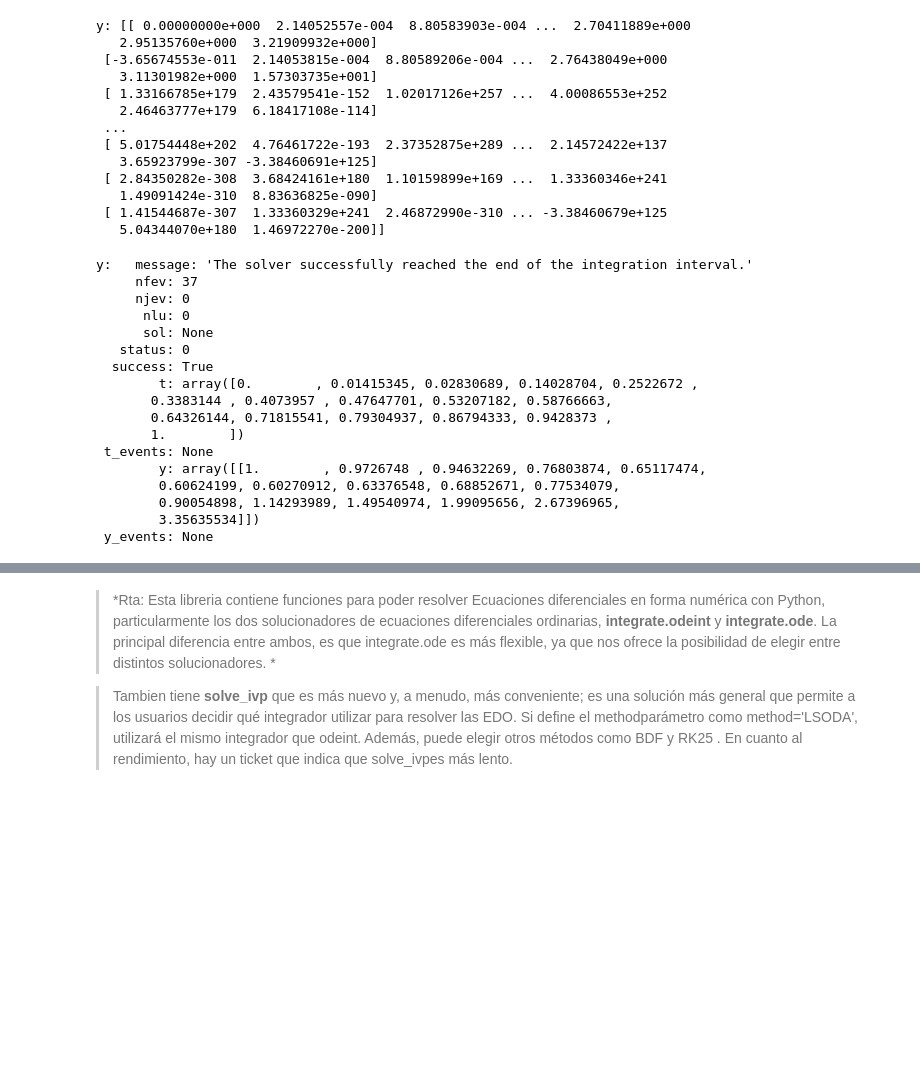
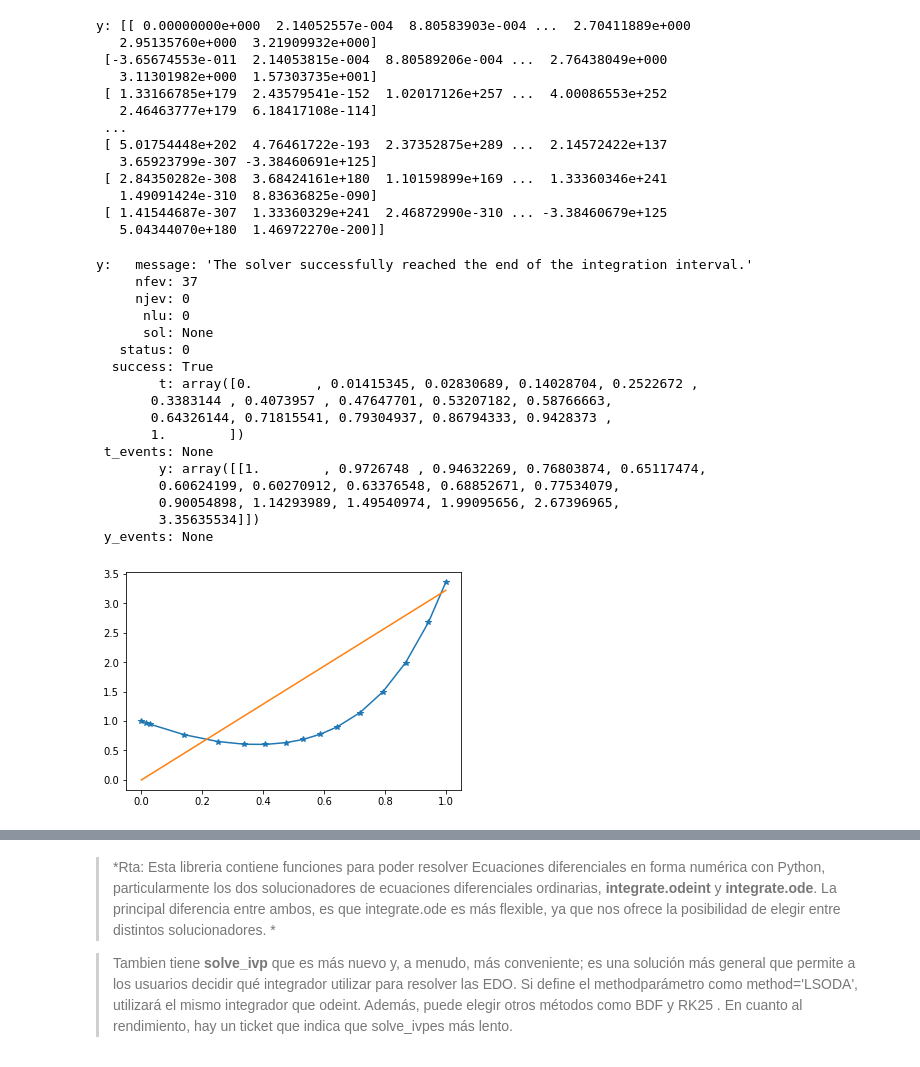
Before and after one commit to Leonel-H29/Facultad, a Jupyter notebook: TP1/TP1.ipynb, the cells around one changed output, grey strips where cells are left out. Saved outputs shown, nothing was run; the diff lists cells and outputs as text; code cells hidden in the pictures; blank space fills up the shorter version.

```diff
--- a/TP1/TP1.ipynb
+++ b/TP1/TP1.ipynb
@@ -1036,29 +1040,33 @@ y: [[ 0.00000000e+000  2.14052557e-004  8.80583903e-004 ...  2.70411889e+000
 # %%
 a, b = 0, 1
 t0 = np.linspace(a,b,2)
 y0=[1]
 res = solve_ivp(y_prima, t0, y0, method='LSODA' )
 
 #res = solve_ivp(y_prima, t0, y0, method='LSODA' , rtol=10**(-10) )
 print(f"y: {res}")
+plt.plot(res.t, res.y[0],marker='*')
+plt.plot(t0,y_solucion(t0))
+plt.show()
 # %% [output]
 y:   message: 'The solver successfully reached the end of the integration interval.'
      nfev: 37
      njev: 0
       nlu: 0
       sol: None
    status: 0
   success: True
         t: array([0.        , 0.01415345, 0.02830689, 0.14028704, 0.2522672 ,
        0.3383144 , 0.4073957 , 0.47647701, 0.53207182, 0.58766663,
        0.64326144, 0.71815541, 0.79304937, 0.86794333, 0.9428373 ,
        1.        ])
  t_events: None
         y: array([[1.        , 0.9726748 , 0.94632269, 0.76803874, 0.65117474,
         0.60624199, 0.60270912, 0.63376548, 0.68852671, 0.77534079,
         0.90054898, 1.14293989, 1.49540974, 1.99095656, 2.67396965,
         3.35635534]])
  y_events: None
+[figure, added]
 # %%
 import numpy as np
 import matplotlib.pyplot as plt
```
Also changed, not shown: parts of 5 cells of this notebook.
